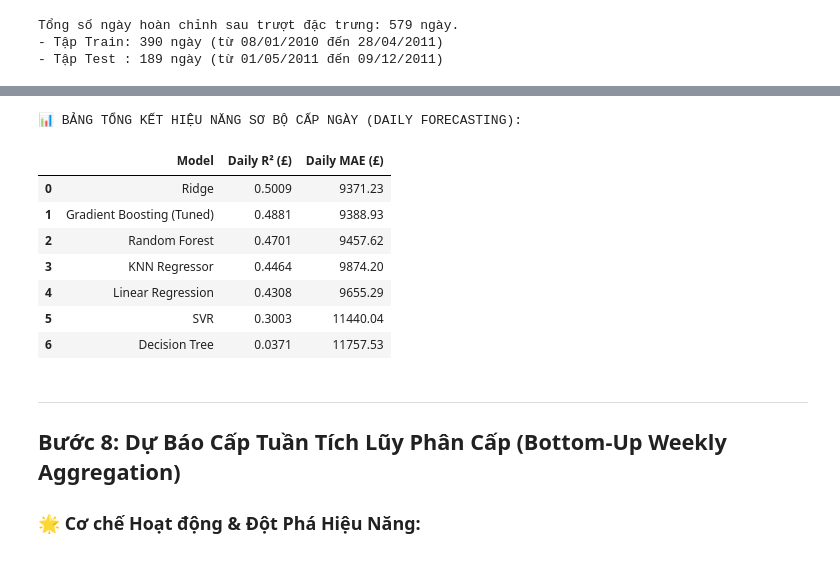
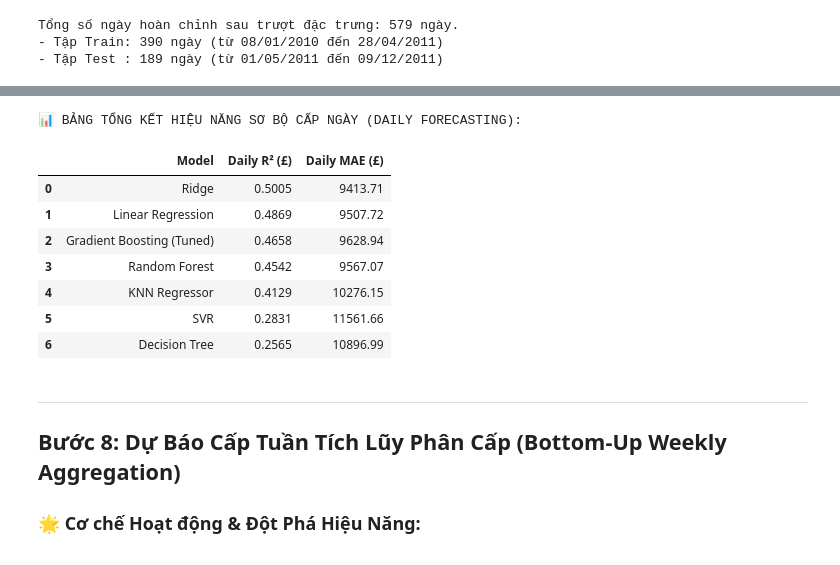
Before and after one commit to V-duc/DS66B_group_10, a Jupyter notebook: test_super_final.ipynb, the cells around one changed output, grey strips where cells are left out. Cells and saved outputs as stored; diff of their text form; code cells hidden in the pictures.

Commit message:
linear

```diff
--- a/test_super_final.ipynb
+++ b/test_super_final.ipynb
@@ -358,27 +355,0 @@ Tổng số ngày hoàn chỉnh sau trượt đặc trưng: 579 ngày.
-# %%
-print("⏳ Đang tiến hành Finetuning Gradient Boosting với TimeSeriesSplit (3 Folds)...")
-tscv = TimeSeriesSplit(n_splits=3)
-
-param_grid_gb = {
-    'n_estimators': [120, 150],
-    'max_depth': [3],
-    'learning_rate': [0.06],
-    'subsample': [0.85]
-}
-
-gb_base = GradientBoostingRegressor(random_state=42)
-grid_gb = GridSearchCV(
-    estimator=gb_base,
-    param_grid=param_grid_gb,
-    cv=tscv,
-    scoring='neg_mean_squared_error',
-    n_jobs=-1,
-    verbose=0
-)
-grid_gb.fit(X_train, y_train)
-best_gb = grid_gb.best_estimator_
-
-print("✅ ĐÃ HOÀN TẤT FINETUNING!")
-print("🏆 Bộ siêu tham số tối ưu nhất tìm được:")
-for k, v in grid_gb.best_params_.items():
-    print(f"   - {k}: {v}")
@@ -400,7 +472,7 @@ for k, v in grid_gb.best_params_.items():
 # %%
-# Danh mục các mô hình học máy truyền thống (bao gồm Ridge Regression)
+# Danh mục các mô hình học máy truyền thống (sử dụng best_alpha cho Ridge và tập feature tối ưu)
 models_config = {
-    'Ridge': (Ridge(alpha=20.0), True),
+    'Ridge': (Ridge(alpha=best_alpha, random_state=42), True),
     'Random Forest': (RandomForestRegressor(n_estimators=250, max_depth=6, min_samples_leaf=4, random_state=42, n_jobs=-1), False),
     'Gradient Boosting (Tuned)': (best_gb, False),
     'Linear Regression': (LinearRegression(), True),
@@ -417,42 +489,42 @@ y_test_actual = np.expm1(y_test)
 
 daily_summary = []
 
 for name, (model, use_scaled) in models_config.items():
-    xtr = X_train_scaled if use_scaled else X_train
-    xte = X_test_scaled if use_scaled else X_test
+    xtr = X_train_scaled_opt if use_scaled else X_train_opt
+    xte = X_test_scaled_opt if use_scaled else X_test_opt
 
     # Huấn luyện
     if name != 'Gradient Boosting (Tuned)':
         model.fit(xtr, y_train)
     trained_models[name] = model
 
     # Tính hệ số hiệu chỉnh Duan's Smearing Factor trên Train
     train_resid = y_train - model.predict(xtr)
     smear_factor = np.mean(np.exp(train_resid))
 
     # Dự đoán cấp ngày trên tập Test và khôi phục thang tiền (£)
     y_pred_te_log = model.predict(xte)
     y_pred_te_act = (np.exp(y_pred_te_log) * smear_factor) - 1
     predictions_dict[name] = y_pred_te_act
 
     # Đánh giá cấp ngày
     r2_daily = r2_score(y_test_actual, y_pred_te_act)
     mae_daily = mean_absolute_error(y_test_actual, y_pred_te_act)
     daily_summary.append({'Model': name, 'Daily R² (£)': round(r2_daily, 4), 'Daily MAE (£)': round(mae_daily, 2)})
 
 df_daily_summary = pd.DataFrame(daily_summary).sort_values(by='Daily R² (£)', ascending=False).reset_index(drop=True)
 print("📊 BẢNG TỔNG KẾT HIỆU NĂNG SƠ BỘ CẤP NGÀY (DAILY FORECASTING):")
 display(df_daily_summary)
 # %% [output]
 📊 BẢNG TỔNG KẾT HIỆU NĂNG SƠ BỘ CẤP NGÀY (DAILY FORECASTING):
 |  | Model | Daily R² (£) | Daily MAE (£) |
-| 0 | Ridge | 0.5009 | 9371.23 |
-| 1 | Gradient Boosting (Tuned) | 0.4881 | 9388.93 |
-| 2 | Random Forest | 0.4701 | 9457.62 |
-| 3 | KNN Regressor | 0.4464 | 9874.20 |
-| 4 | Linear Regression | 0.4308 | 9655.29 |
-| 5 | SVR | 0.3003 | 11440.04 |
-| 6 | Decision Tree | 0.0371 | 11757.53 |
+| 0 | Ridge | 0.5005 | 9413.71 |
+| 1 | Linear Regression | 0.4869 | 9507.72 |
+| 2 | Gradient Boosting (Tuned) | 0.4658 | 9628.94 |
+| 3 | Random Forest | 0.4542 | 9567.07 |
+| 4 | KNN Regressor | 0.4129 | 10276.15 |
+| 5 | SVR | 0.2831 | 11561.66 |
+| 6 | Decision Tree | 0.2565 | 10896.99 |
 # %% [markdown]
 ---
 ## Bước 8: Dự Báo Cấp Tuần Tích Lũy Phân Cấp (Bottom-Up Weekly Aggregation)
```
Also changed, not shown: parts of 12 cells of this notebook.
